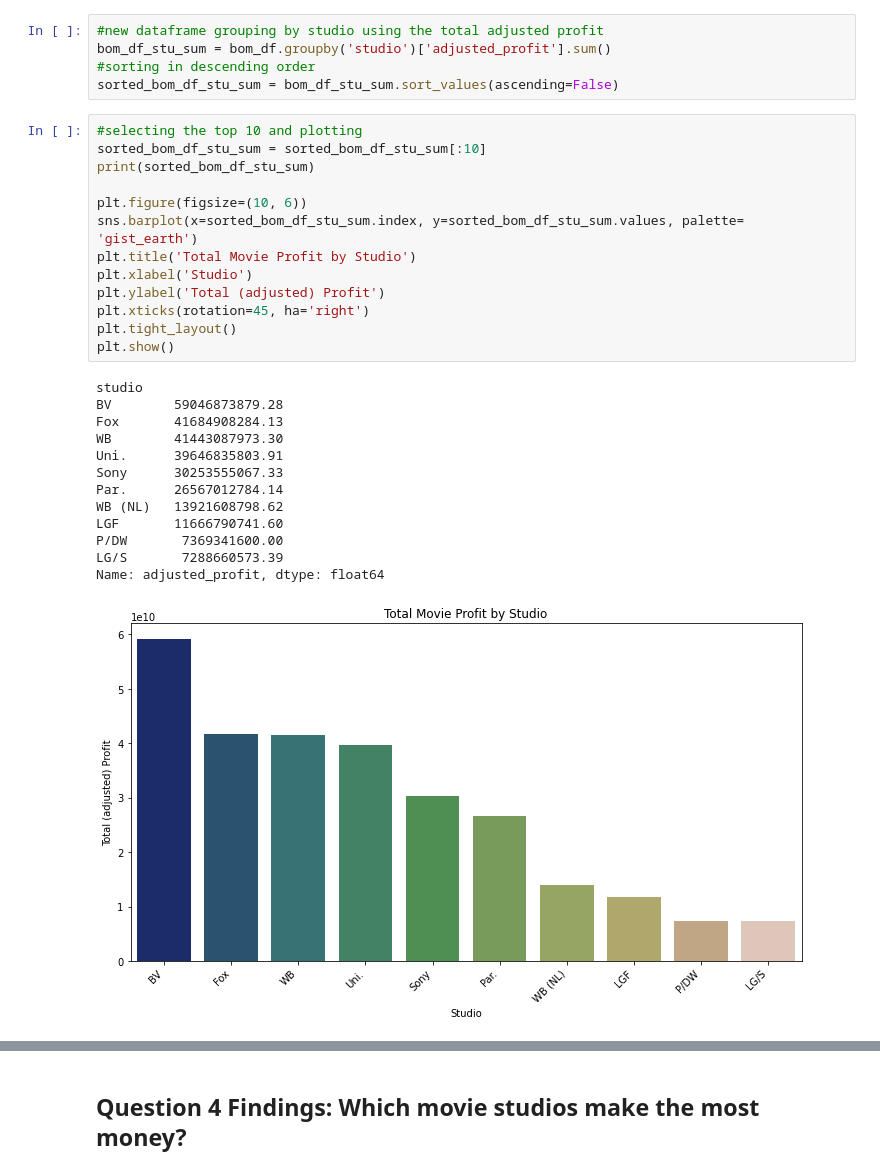
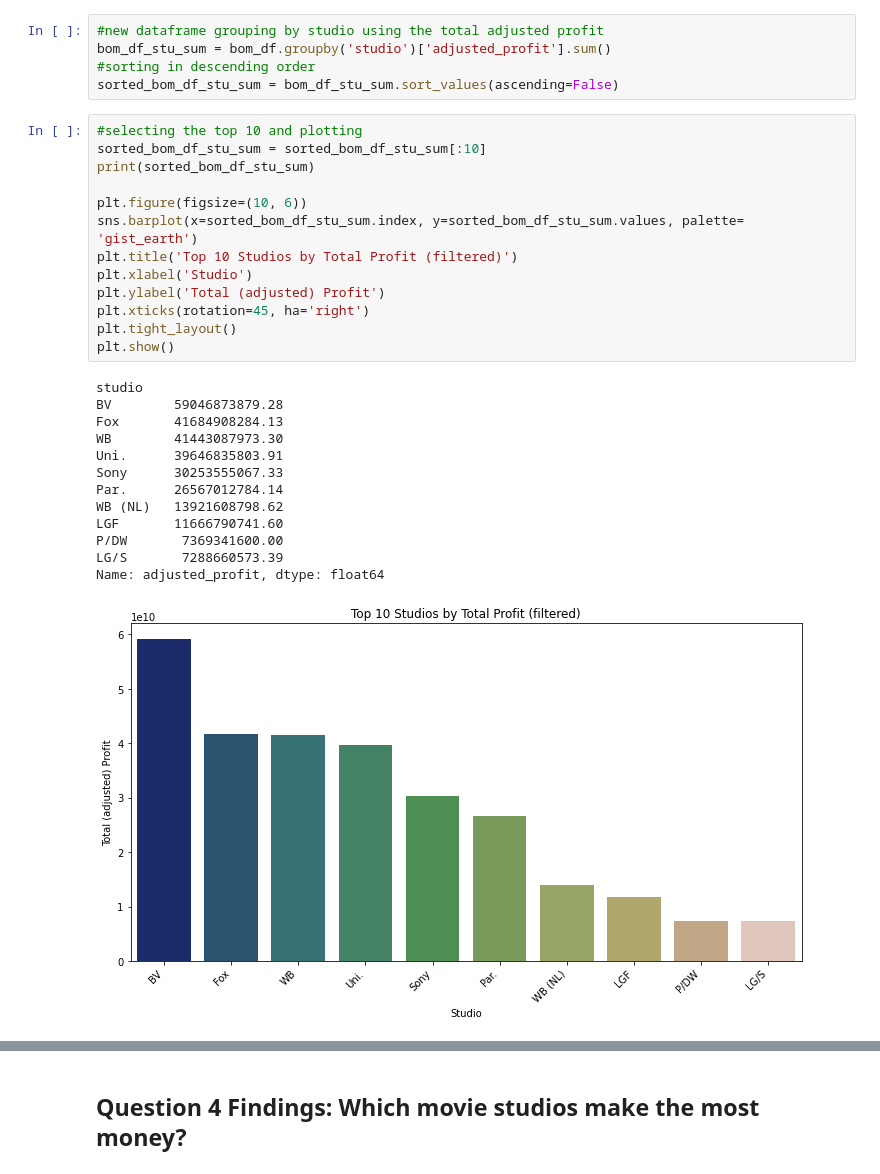
Before and after one commit to morgannash1/movie_analysis_project, a Jupyter notebook: notebook.ipynb, the cells around one changed output, grey strips where cells are left out. Drawn from its saved outputs; the diff is of its cells as text.

```diff
--- a/notebook.ipynb
+++ b/notebook.ipynb
@@ -1190,27 +1212,27 @@ sorted_bom_df_stu_sum = bom_df_stu_sum.sort_values(ascending=False)
 # %%
 #selecting the top 10 and plotting
 sorted_bom_df_stu_sum = sorted_bom_df_stu_sum[:10]
 print(sorted_bom_df_stu_sum)
 
 plt.figure(figsize=(10, 6))
 sns.barplot(x=sorted_bom_df_stu_sum.index, y=sorted_bom_df_stu_sum.values, palette= 'gist_earth')
-plt.title('Total Movie Profit by Studio')
+plt.title('Top 10 Studios by Total Profit (filtered)')
 plt.xlabel('Studio')
 plt.ylabel('Total (adjusted) Profit')
 plt.xticks(rotation=45, ha='right')
 plt.tight_layout()
 plt.show()
 # %% [output]
 studio
 BV        59046873879.28
 Fox       41684908284.13
 WB        41443087973.30
 Uni.      39646835803.91
 Sony      30253555067.33
 Par.      26567012784.14
 WB (NL)   13921608798.62
 LGF       11666790741.60
 P/DW       7369341600.00
 LG/S       7288660573.39
 Name: adjusted_profit, dtype: float64
-[figure, old version]
+[figure, new version]
```
Also changed, not shown: parts of 3 cells of this notebook, 3 other files.
